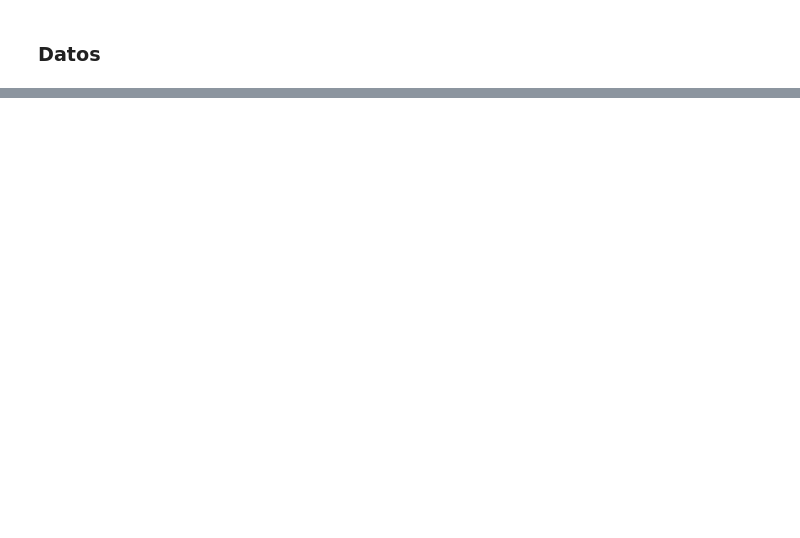
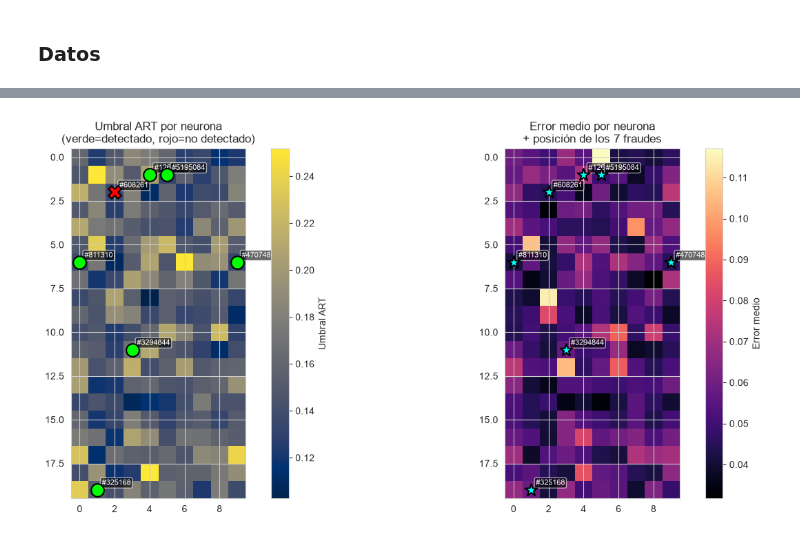
Before and after one commit to pabloosmo/tfm, a Jupyter notebook: tfm_notebook.ipynb, the cells around one changed output, grey strips where cells are left out. Cells and saved outputs as stored; diff of their text form; code cells hidden in the pictures; blank space fills up the shorter version.

```diff
--- a/tfm_notebook.ipynb
+++ b/tfm_notebook.ipynb
@@ -2859,0 +3422,57 @@ print(X_train_rbm_scaled.shape, X_som_scaled_subset.shape)
+# %%
+grid_x, grid_y = best_som.get_weights().shape[:2]
+
+# Mapa de umbrales
+th_map = np.zeros((grid_x, grid_y))
+for (i, j), v in adaptive_thresholds_final.items():
+    th_map[i, j] = v
+
+fig, axes = plt.subplots(1, 2, figsize=(14, 6))
+
+# --- Panel izquierdo: umbrales + fraudes ---
+im0 = axes[0].imshow(th_map, cmap='cividis')
+plt.colorbar(im0, ax=axes[0], label='Umbral ART')
+
+# Localización de los 7 fraudes
+for i, idx in enumerate(pos_indices):
+    b = bmus_full[idx]
+    detected = preds_full[idx] == 1
+    color = 'lime' if detected else 'red'
+    marker = 'o' if detected else 'X'
+    axes[0].scatter(b[1], b[0], s=180, c=color, marker=marker,
+                    edgecolors='black', linewidths=1.5, zorder=10)
+    axes[0].annotate(f'#{idx}', (b[1], b[0]),
+                     xytext=(5, 5), textcoords='offset points',
+                     fontsize=8, color='white',
+                     bbox=dict(boxstyle='round,pad=0.2', fc='black', alpha=0.6))
+
+axes[0].set_title('Umbral ART por neurona\n(verde=detectado, rojo=no detectado)')
+
+# --- Panel derecho: error medio por neurona ---
+error_map = np.zeros((grid_x, grid_y))
+count_map = np.zeros((grid_x, grid_y))
+for idx, (x, y) in enumerate(bmus_full):
+    error_map[x, y] += errors_full[idx]
+    count_map[x, y] += 1
+with np.errstate(invalid='ignore'):
+    mean_err_map = np.where(count_map > 0, error_map / count_map, np.nan)
+
+im1 = axes[1].imshow(mean_err_map, cmap='magma')
+plt.colorbar(im1, ax=axes[1], label='Error medio')
+
+for idx in pos_indices:
+    b = bmus_full[idx]
+    axes[1].scatter(b[1], b[0], s=180, c='cyan', marker='*',
+                    edgecolors='black', linewidths=1.5, zorder=10)
+    axes[1].annotate(f'#{idx}', (b[1], b[0]),
+                     xytext=(5, 5), textcoords='offset points',
+                     fontsize=8, color='white',
+                     bbox=dict(boxstyle='round,pad=0.2', fc='black', alpha=0.6))
+
+axes[1].set_title('Error medio por neurona\n+ posición de los 7 fraudes')
+
+plt.tight_layout()
+plt.savefig('viz3_som_umbrales_fraudes.png', dpi=300, bbox_inches='tight')
+plt.show()
+# %% [output]
+[figure, added]
```
Also changed, not shown: parts of 49 cells of this notebook.
